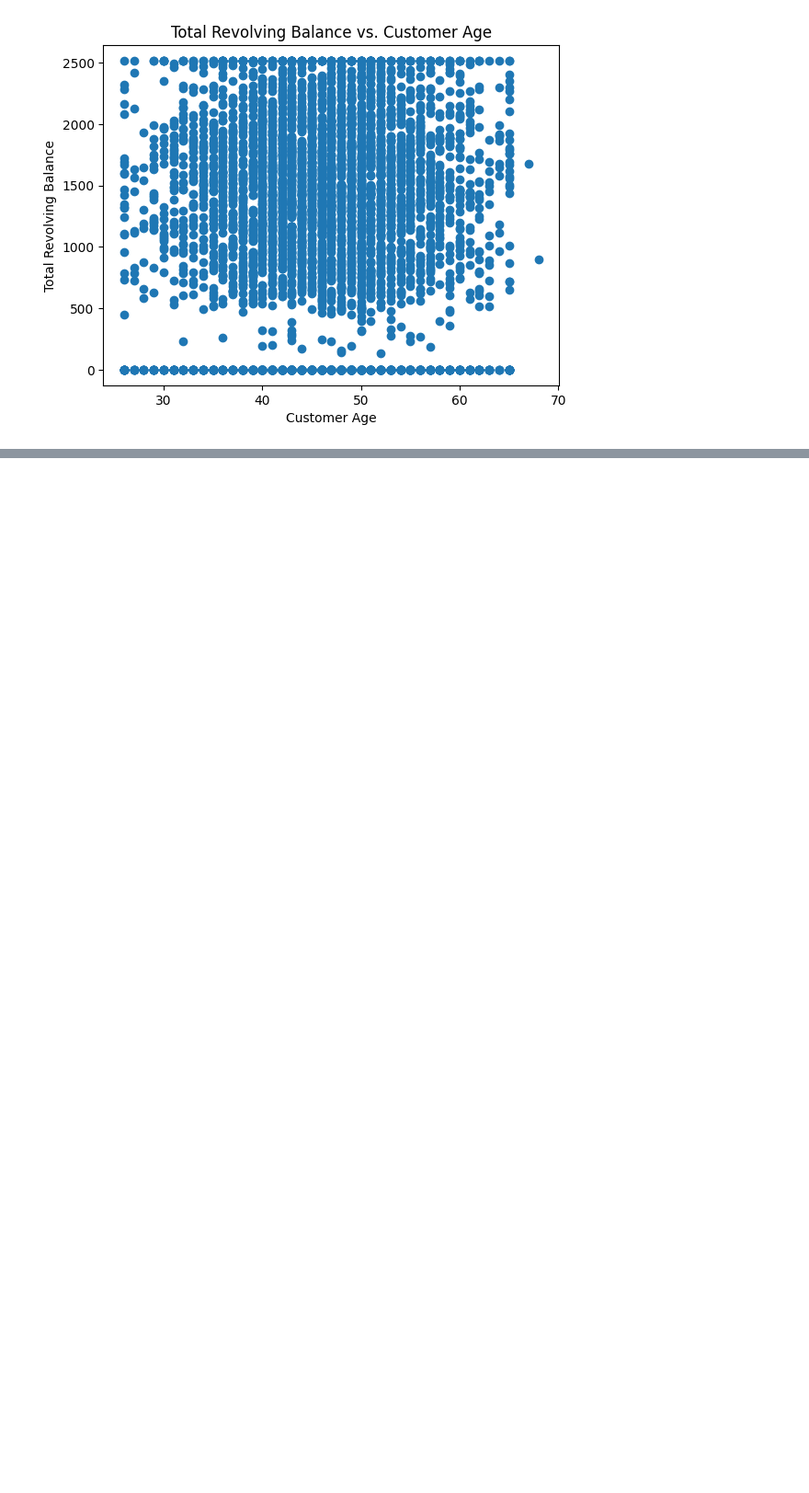
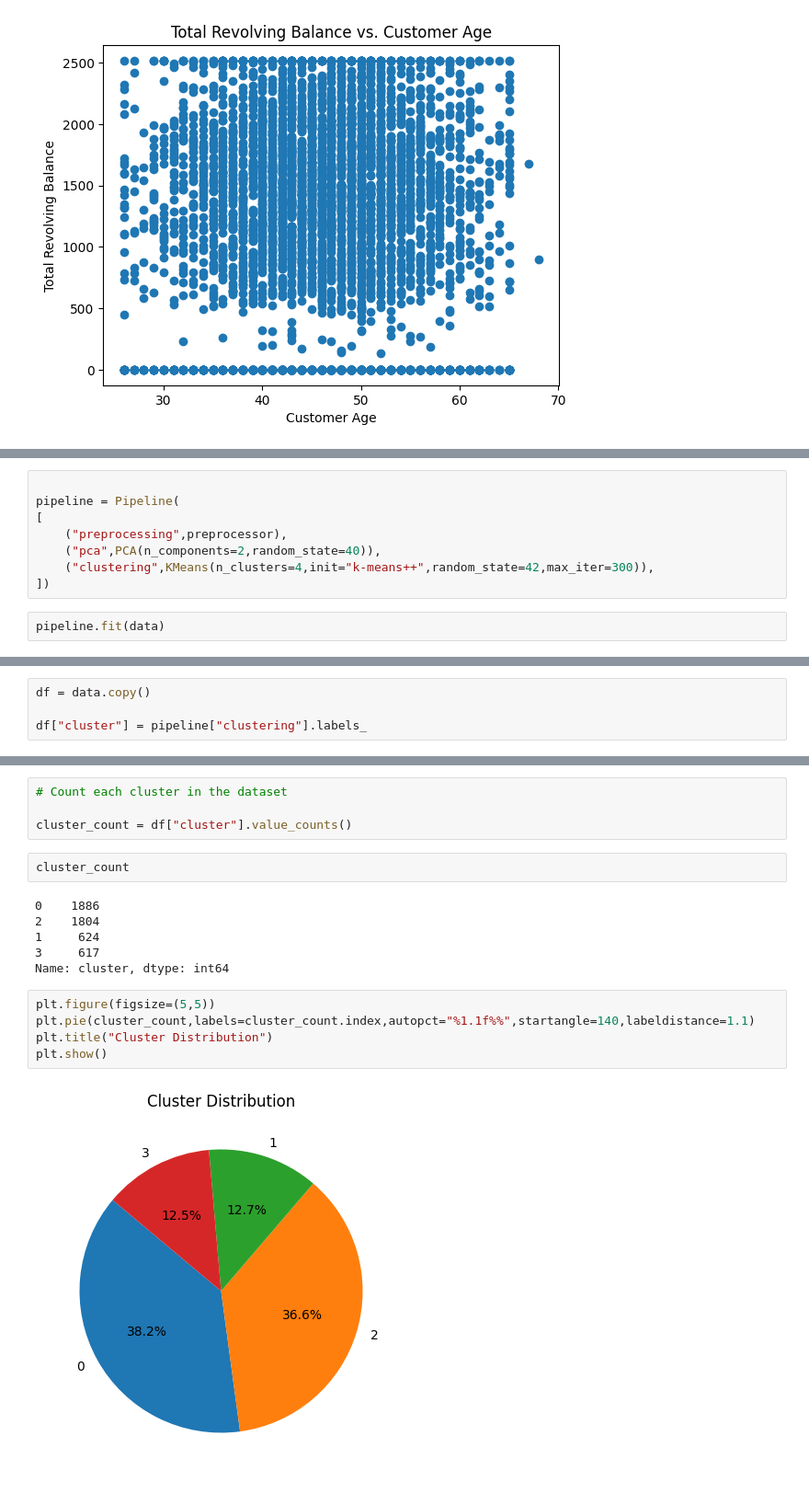
Before and after one commit to destinysam/d2k_assignment, a Jupyter notebook: credit card customer analysis/main.ipynb, the cells around one changed output, grey strips where cells are left out. Shown at 92% size. Drawn from its saved outputs; the diff is of its cells as text; blank space fills up the shorter version.

```diff
--- a/credit card customer analysis/main.ipynb
+++ b/credit card customer analysis/main.ipynb
@@ -347,0 +471,10 @@ plt.show()
+# %%
+
+pipeline = Pipeline(
+[
+    ("preprocessing",preprocessor),
+    ("pca",PCA(n_components=2,random_state=40)),
+    ("clustering",KMeans(n_clusters=4,init="k-means++",random_state=42,max_iter=300)),
+])
+# %%
+pipeline.fit(data)
@@ -347,0 +499,4 @@ plt.show()
+# %%
+df = data.copy()
+
+df["cluster"] = pipeline["clustering"].labels_
@@ -347,0 +511,19 @@ plt.show()
+# %%
+# Count each cluster in the dataset
+
+cluster_count = df["cluster"].value_counts()
+# %%
+cluster_count
+# %% [output]
+0    1886
+2    1804
+1     624
+3     617
+Name: cluster, dtype: int64
+# %%
+plt.figure(figsize=(5,5))
+plt.pie(cluster_count,labels=cluster_count.index,autopct="%1.1f%%",startangle=140,labeldistance=1.1)
+plt.title("Cluster Distribution")
+plt.show()
+# %% [output]
+[figure, added]
```
Also changed, not shown: parts of 57 cells of this notebook.
